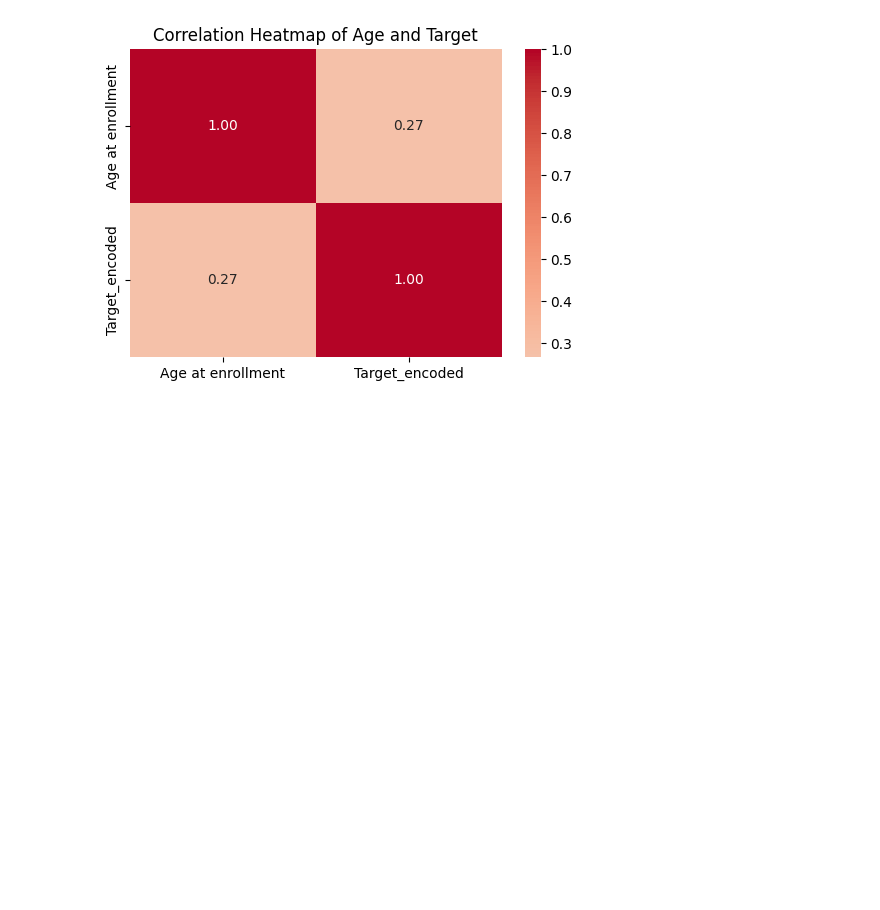
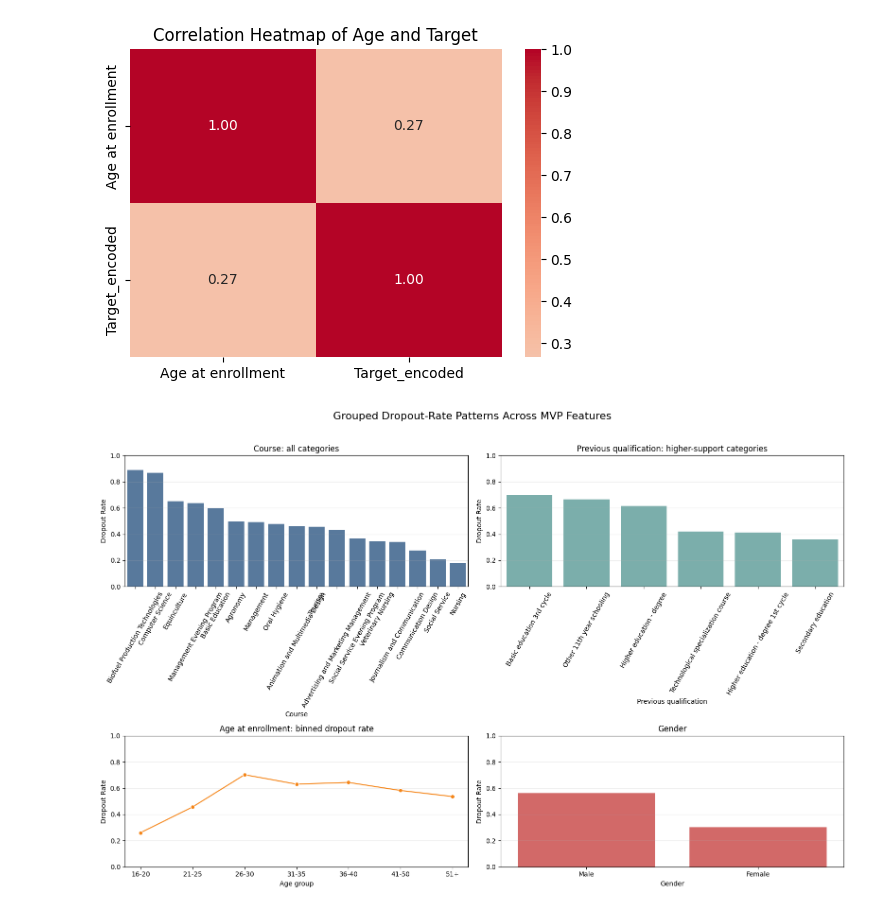
Before and after one commit to LecyLecy/student-dropout-prediction-ml, a Jupyter notebook: notebooks/01_eda.ipynb, the cells around one changed output. Saved outputs shown, nothing was run; the diff lists cells and outputs as text; code cells hidden in the pictures; blank space fills up the shorter version.

```diff
--- a/notebooks/01_eda.ipynb
+++ b/notebooks/01_eda.ipynb
@@ -733,6 +965,104 @@ plt.title("Correlation Heatmap of Age and Target")
 plt.show()
 # %% [output]
 [figure]
+# %%
+# Non-linear Feature-Target Pattern Summary
+# Summarize dropout-rate variation across categorical groups and age bins in one figure.
+
+df_pattern = df_binary.assign(
+    Target_encoded=df_binary["Target"].map({"Graduate": 0, "Dropout": 1})
+)
+
+age_bins = [15, 20, 25, 30, 35, 40, 50, 80]
+age_labels = ["16-20", "21-25", "26-30", "31-35", "36-40", "41-50", "51+"]
+df_pattern = df_pattern.assign(
+    Age_group=pd.cut(
+        df_pattern["Age at enrollment"],
+        bins=age_bins,
+        labels=age_labels,
+        include_lowest=True,
+    )
+)
+
+course_dropout_rate = (
+    df_pattern
+    .groupby("Course")
+    .agg(count=("Target_encoded", "size"), dropout_rate=("Target_encoded", "mean"))
+    .sort_values("dropout_rate", ascending=False)
+    .reset_index()
+)
+
+previous_qualification_dropout_rate = (
+    df_pattern
+    .groupby("Previous qualification")
+    .agg(count=("Target_encoded", "size"), dropout_rate=("Target_encoded", "mean"))
+    .query("count >= @MIN_CATEGORY_COUNT")
+    .sort_values("dropout_rate", ascending=False)
+    .head(8)
+    .reset_index()
+)
+
+age_dropout_rate = (
+    df_pattern
+    .groupby("Age_group", observed=True)
+    .agg(count=("Target_encoded", "size"), dropout_rate=("Target_encoded", "mean"))
+    .reset_index()
+)
+
+gender_dropout_rate = (
+    df_pattern
+    .groupby("Gender")
+    .agg(count=("Target_encoded", "size"), dropout_rate=("Target_encoded", "mean"))
+    .sort_values("dropout_rate", ascending=False)
+    .reset_index()
+)
+
+fig, axes = plt.subplots(2, 2, figsize=(16, 10))
+fig.suptitle("Grouped Dropout-Rate Patterns Across MVP Features", fontsize=16, y=1.02)
+
+sns.barplot(data=course_dropout_rate, x="Course", y="dropout_rate", color="#4C78A8", ax=axes[0, 0])
+axes[0, 0].set_title("Course: all categories")
+axes[0, 0].set_xlabel("Course")
+axes[0, 0].set_ylabel("Dropout Rate")
+axes[0, 0].tick_params(axis="x", rotation=60)
+
+sns.barplot(
+    data=previous_qualification_dropout_rate,
+    x="Previous qualification",
+    y="dropout_rate",
+    color="#72B7B2",
+    ax=axes[0, 1],
+)
+axes[0, 1].set_title("Previous qualification: higher-support categories")
+axes[0, 1].set_xlabel("Previous qualification")
+axes[0, 1].set_ylabel("Dropout Rate")
+axes[0, 1].tick_params(axis="x", rotation=60)
+
+sns.lineplot(
+    data=age_dropout_rate,
+    x="Age_group",
+    y="dropout_rate",
+    marker="o",
+    color="#F58518",
+    ax=axes[1, 0],
+)
+axes[1, 0].set_title("Age at enrollment: binned dropout rate")
+axes[1, 0].set_xlabel("Age group")
+axes[1, 0].set_ylabel("Dropout Rate")
+
+sns.barplot(data=gender_dropout_rate, x="Gender", y="dropout_rate", color="#E45756", ax=axes[1, 1])
+axes[1, 1].set_title("Gender")
+axes[1, 1].set_xlabel("Gender")
+axes[1, 1].set_ylabel("Dropout Rate")
+
+for ax in axes.flat:
+    ax.set_ylim(0, 1)
+    ax.grid(axis="y", alpha=0.25)
+
+plt.tight_layout()
+plt.show()
+# %% [output]
+[figure, added]
 # %% [markdown]
 # EDA Findings
 
```
Also changed, not shown: parts of 4 cells of this notebook, 3 other files.
